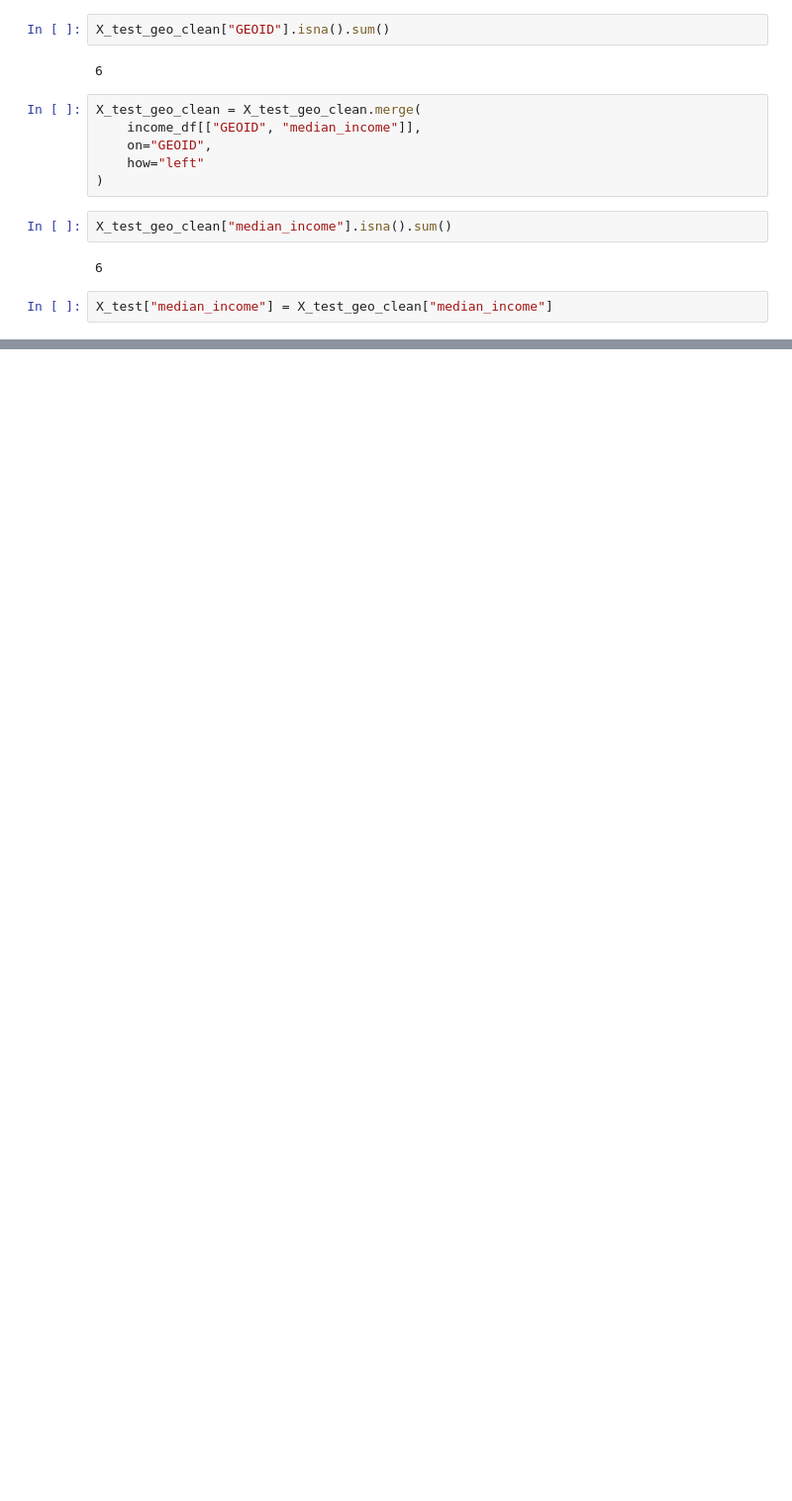
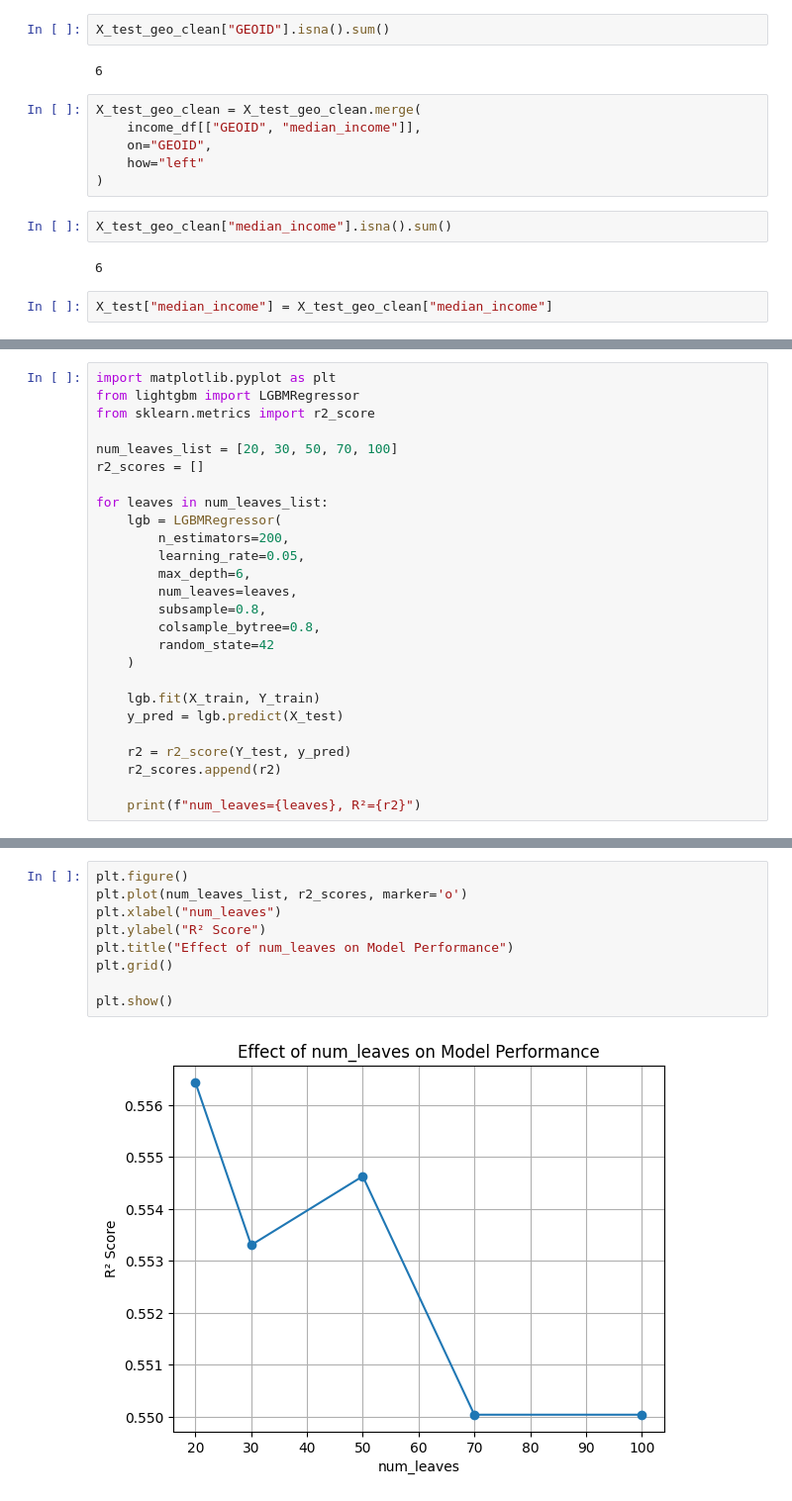
Before and after one commit to RawKnack/-Real-Estate-Price-Prediction-with-Geospatial-Features-, a Jupyter notebook: notebooks/01_data_loading.ipynb, the cells around one changed output, grey strips where cells are left out. Shown at 99% size. Saved outputs shown, nothing was run; the diff lists cells and outputs as text; blank space fills up the shorter version.

Commit message:
created model artifacts and final changed

```diff
--- a/notebooks/01_data_loading.ipynb
+++ b/notebooks/01_data_loading.ipynb
@@ -1097,0 +1135,26 @@ plt.show()
+# %%
+import matplotlib.pyplot as plt
+from lightgbm import LGBMRegressor
+from sklearn.metrics import r2_score
+
+num_leaves_list = [20, 30, 50, 70, 100]
+r2_scores = []
+
+for leaves in num_leaves_list:
+    lgb = LGBMRegressor(
+        n_estimators=200,
+        learning_rate=0.05,
+        max_depth=6,
+        num_leaves=leaves,
+        subsample=0.8,
+        colsample_bytree=0.8,
+        random_state=42
+    )
+
+    lgb.fit(X_train, Y_train)
+    y_pred = lgb.predict(X_test)
+
+    r2 = r2_score(Y_test, y_pred)
+    r2_scores.append(r2)
+
+    print(f"num_leaves={leaves}, R²={r2}")
@@ -1097,0 +1179,11 @@ plt.show()
+# %%
+plt.figure()
+plt.plot(num_leaves_list, r2_scores, marker='o')
+plt.xlabel("num_leaves")
+plt.ylabel("R² Score")
+plt.title("Effect of num_leaves on Model Performance")
+plt.grid()
+
+plt.show()
+# %% [output]
+[figure, added]
```
Also changed, not shown: parts of 51 cells of this notebook, 10 other files.
